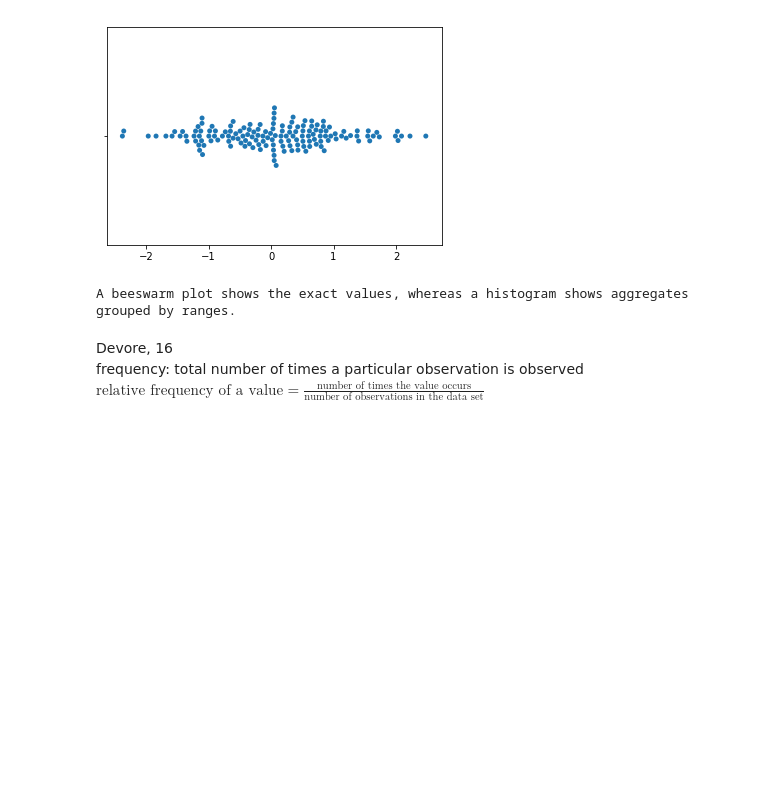
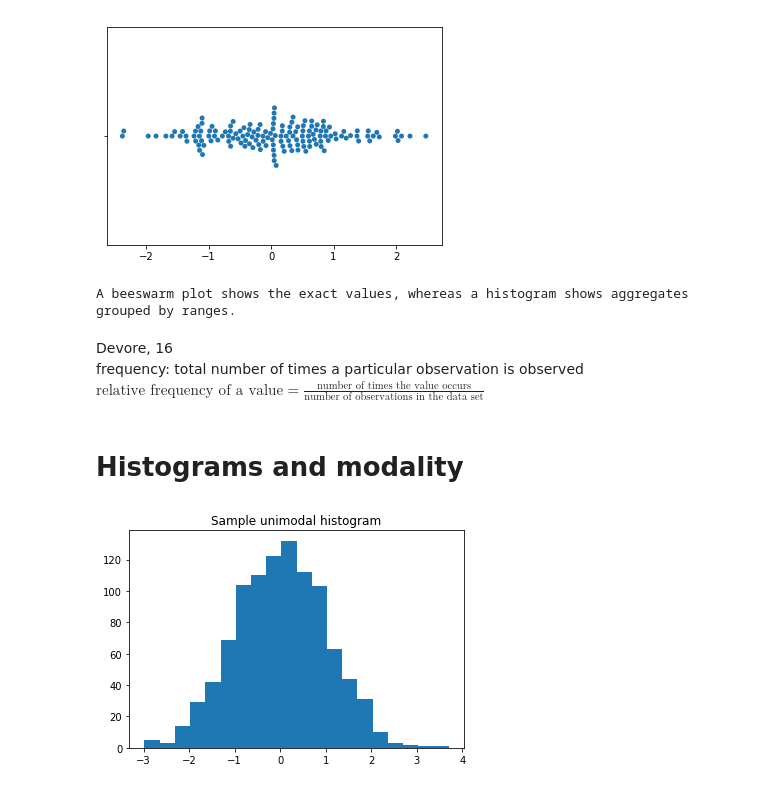
Before and after one commit to mica5/statistics, a Jupyter notebook: statistics.ipynb, the cells around one changed output. Drawn from its saved outputs; the diff is of its cells as text; code cells hidden in the pictures; blank space fills up the shorter version.

Commit message:
added histograms and modality, and categories

```diff
--- a/statistics.ipynb
+++ b/statistics.ipynb
@@ -111,3 +113,13 @@ A beeswarm plot shows the exact values, whereas a histogram shows aggregates gro
 Devore, 16<br>
 frequency: total number of times a particular observation is observed<br>
 $\text{relative frequency of a value} = \frac{\text{number of times the value occurs}}{\text{number of observations in the data set}}$
+# %% [markdown]
+# Histograms and modality
+# %%
+np.random.seed(3)
+data = np.random.normal(size=1000)
+plt.hist(data, bins=20)
+plt.title('Sample unimodal histogram')
+plt.show()
+# %% [output]
+[figure, added]
```
Also changed, not shown: parts of 8 cells of this notebook.
